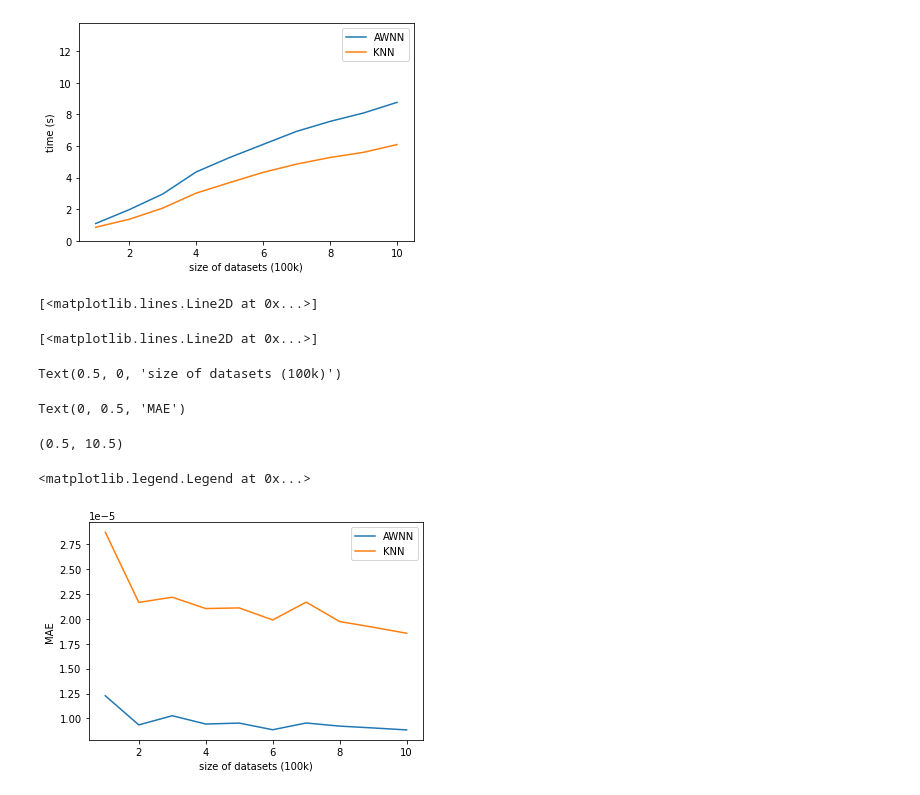
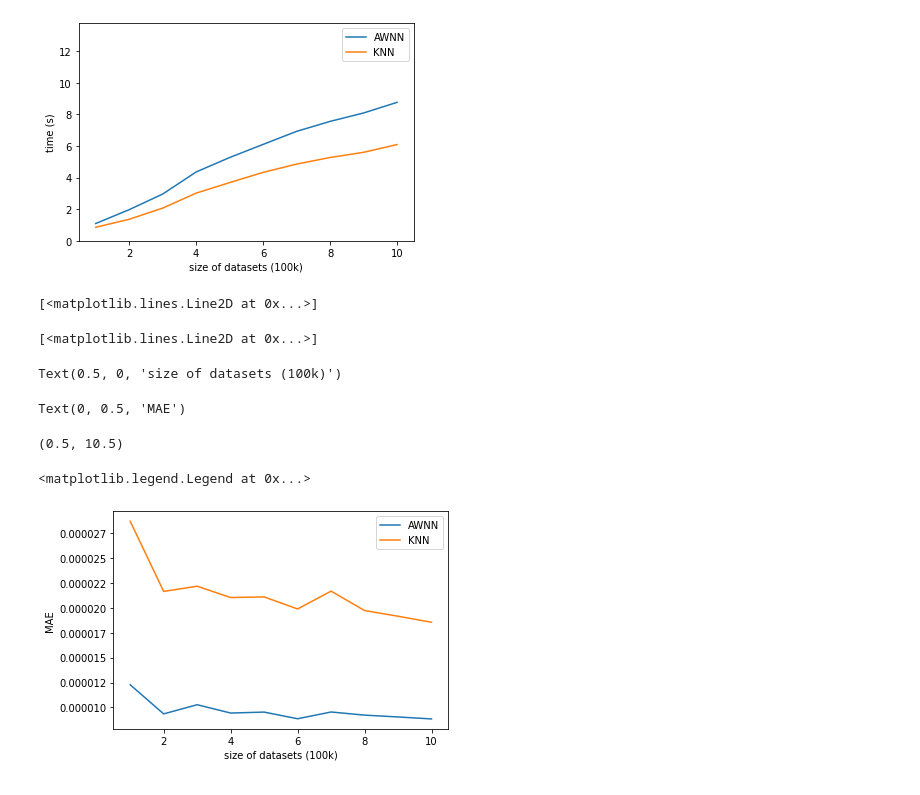
Before and after one commit to Karlmyh/NNDAD, a Jupyter notebook: Plot.ipynb, the cells around one changed output. Drawn from its saved outputs; the diff is of its cells as text; code cells hidden in the pictures.

```diff
--- a/Plot.ipynb
+++ b/Plot.ipynb
@@ -2000,19 +2000,22 @@ Text(0, 0.5, 'time (s)')
 <matplotlib.legend.Legend at 0x...>
 [figure]
 # %%
-plt.plot([i+1 for i in range(len(time_vec))],mae_vec,label="AWNN")
-plt.plot([i+1 for i in range(len(time_vec))],compare_mae_vec,label="KNN")
+fig, ax = plt.subplots()
+ax.plot([i+1 for i in range(len(time_vec))],mae_vec,label="AWNN")
+ax.plot([i+1 for i in range(len(time_vec))],compare_mae_vec,label="KNN")
 plt.xlabel("size of datasets (100k)")
 plt.ylabel("MAE")
 plt.xlim(0.5,10.5)
 
+ax.yaxis.set_major_formatter(mtick.FormatStrFormatter('%.6f'))
+
 plt.legend()
 plt.savefig("./plot_result/scalability_accuracy.pdf",bbox_inches="tight")
 # %% [output]
 [<matplotlib.lines.Line2D at 0x...>]
 [<matplotlib.lines.Line2D at 0x...>]
 Text(0.5, 0, 'size of datasets (100k)')
 Text(0, 0.5, 'MAE')
 (0.5, 10.5)
 <matplotlib.legend.Legend at 0x...>
-[figure, old version]
+[figure, new version]
```
Also changed, not shown: parts of 3 cells of this notebook, 4 other files.
